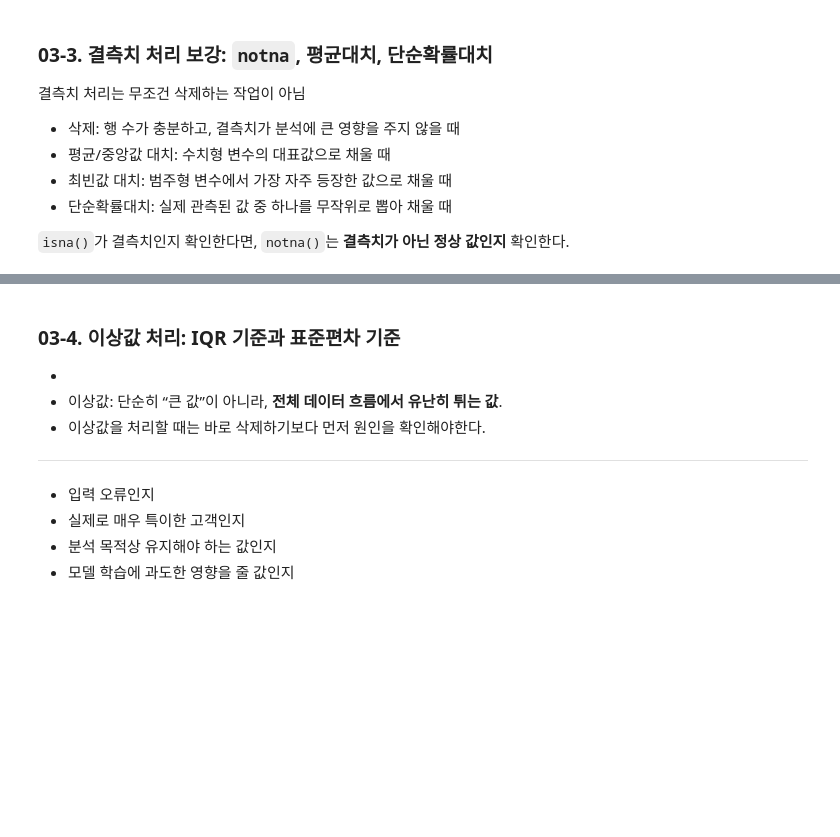
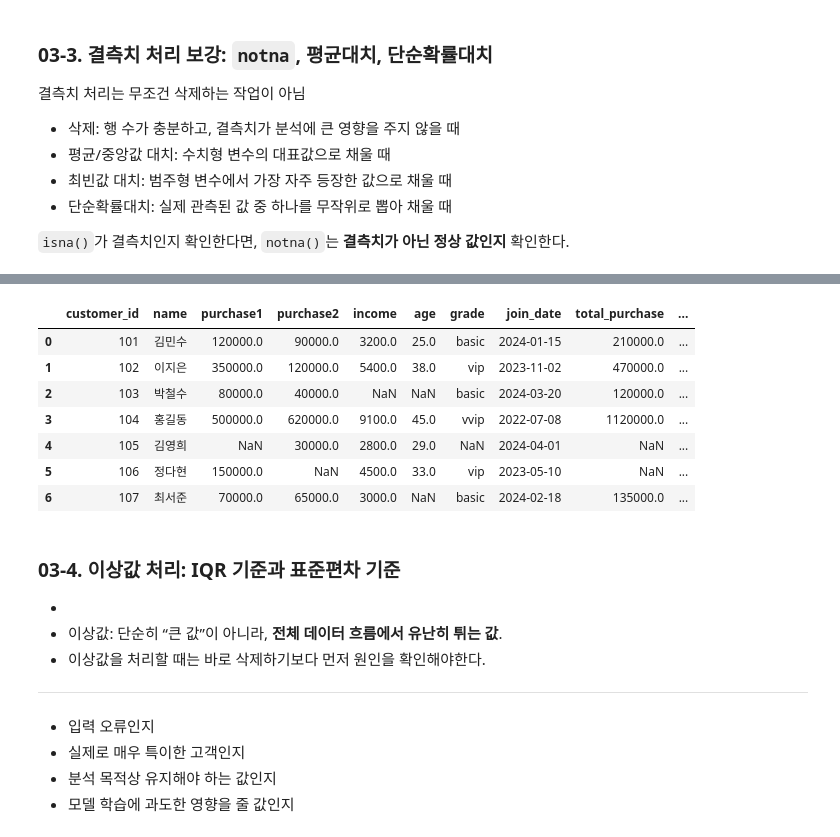
Before and after one commit to muniii-62/05_data_analysis, a Jupyter notebook: 02_pandas/03_preprocessing.ipynb, the cells around one changed output, grey strips where cells are left out. Saved outputs shown, nothing was run; the diff lists cells and outputs as text; code cells hidden in the pictures; blank space fills up the shorter version.

```diff
--- a/02_pandas/03_preprocessing.ipynb
+++ b/02_pandas/03_preprocessing.ipynb
@@ -492,3 +538,32 @@ display(missing_df[[
+# %%
+# 단순 확률 대치
+# 이미 관측된 값 하나를 무작위로 뽑아서 대입
+
+#income 컬럼의 결측치를 무작위로 대치
+known_income = missing_df['income'].dropna().to_numpy()
+known_income
+
+#income에서 결측치 인덱스 찾기
+missing_income_idx = missing_df[missing_df['income'].isna()].index
+missing_income_idx
+
+#income 컬럼 복사
+missing_df['income_random_fill'] = missing_df['income']
+
+# rng() : Random Generator(난수 발생기)
+rng = np.random.default_rng(seed=13)
+
+missing_df.loc[missing_income_idx,'income_random_fill'] = (rng.choice(known_income,size=len(missing_income_idx),replace=True))
+display(missing_df)
+# %% [output]
+|  | customer_id | name | purchase1 | purchase2 | income | age | grade | join_date | total_purchase | ... |
+| 0 | 101 | 김민수 | 120000.0 | 90000.0 | 3200.0 | 25.0 | basic | 2024-01-15 | 210000.0 | ... |
+| 1 | 102 | 이지은 | 350000.0 | 120000.0 | 5400.0 | 38.0 | vip | 2023-11-02 | 470000.0 | ... |
+| 2 | 103 | 박철수 | 80000.0 | 40000.0 | NaN | NaN | basic | 2024-03-20 | 120000.0 | ... |
+| 3 | 104 | 홍길동 | 500000.0 | 620000.0 | 9100.0 | 45.0 | vvip | 2022-07-08 | 1120000.0 | ... |
+| 4 | 105 | 김영희 | NaN | 30000.0 | 2800.0 | 29.0 | NaN | 2024-04-01 | NaN | ... |
+| 5 | 106 | 정다현 | 150000.0 | NaN | 4500.0 | 33.0 | vip | 2023-05-10 | NaN | ... |
+| 6 | 107 | 최서준 | 70000.0 | 65000.0 | 3000.0 | NaN | basic | 2024-02-18 | 135000.0 | ... |
 # %% [markdown]
 ### 03-4. 이상값 처리: IQR 기준과 표준편차 기준
 -
```
Also changed, not shown: parts of 45 cells of this notebook, 5 other files.
